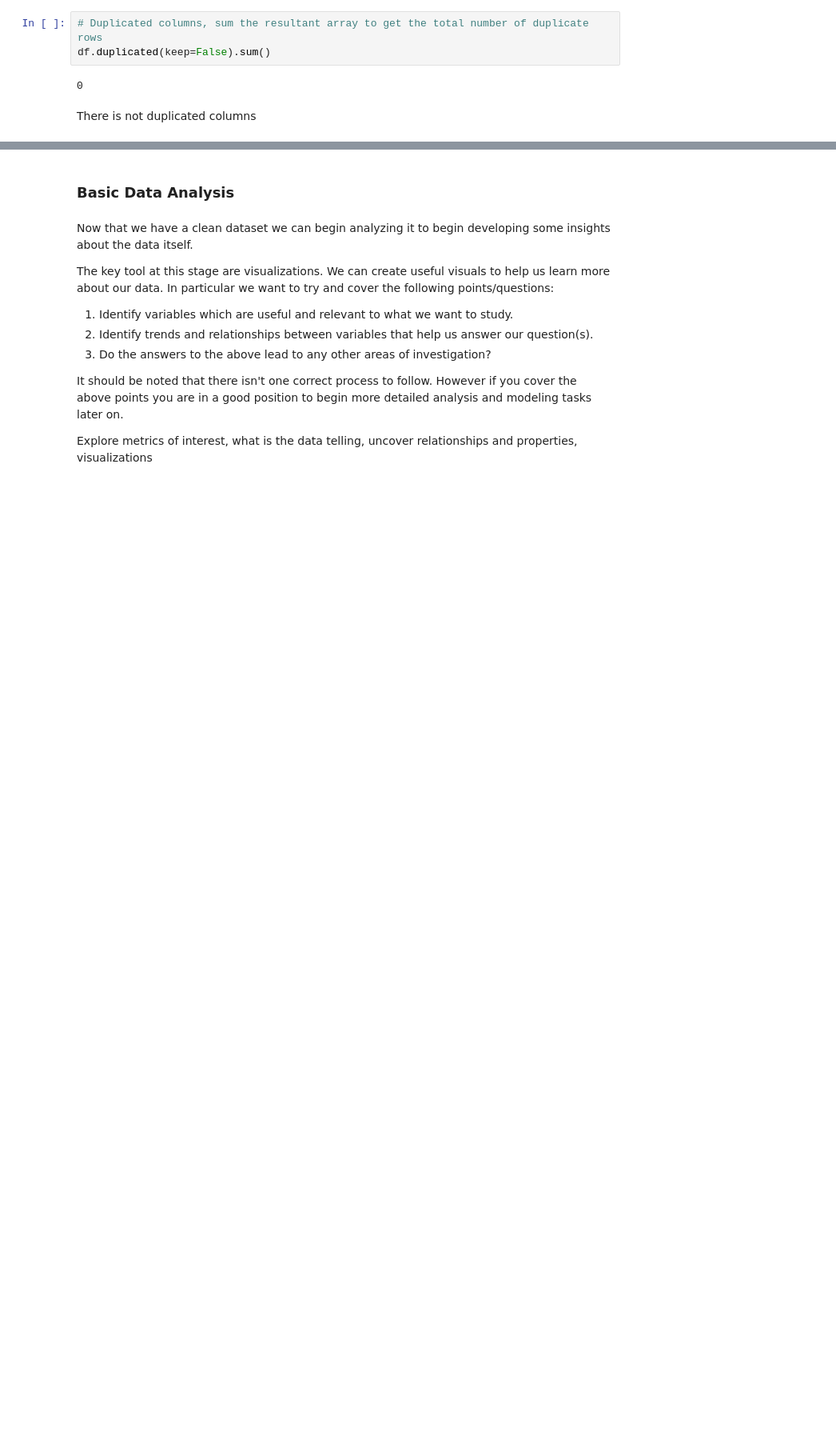
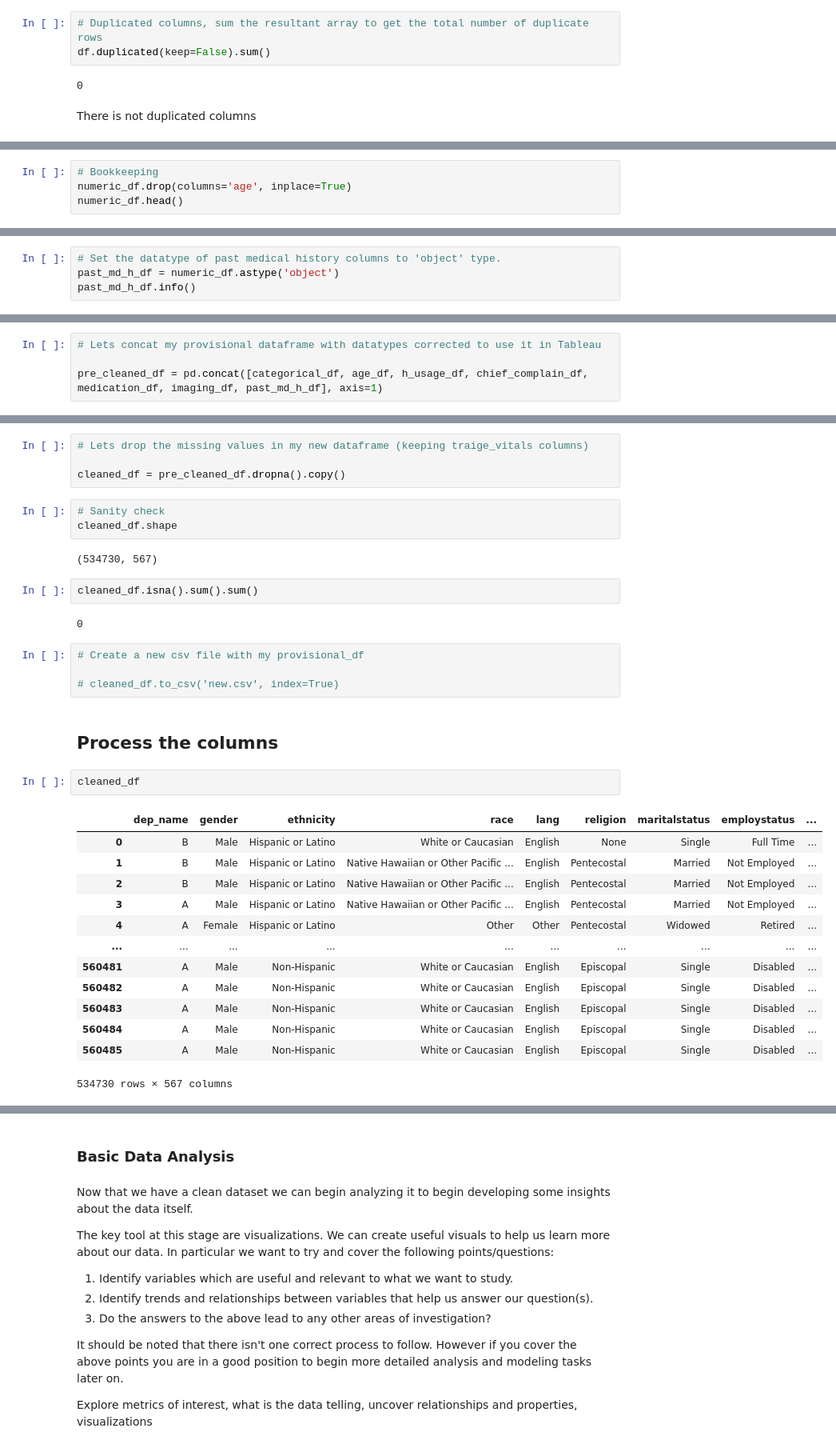
Before and after one commit to CarolMargeth/admission_prediction_project, a Jupyter notebook: Predicting_hospital_admission_at_emergency_department_triage.ipynb, the cells around one changed output, grey strips where cells are left out. Shown: that part at 80% size. Drawn from its saved outputs; the diff is of its cells as text; blank space fills up the shorter version.

Commit message:
df cleaned, ready to be processed

```diff
--- a/Predicting_hospital_admission_at_emergency_department_triage.ipynb
+++ b/Predicting_hospital_admission_at_emergency_department_triage.ipynb
@@ -302,0 +785,4 @@ There is not a single approach to imputation that you can take that applies to a
+# %%
+# Bookkeeping
+numeric_df.drop(columns='age', inplace=True)
+numeric_df.head()
@@ -302,0 +797,4 @@ There is not a single approach to imputation that you can take that applies to a
+# %%
+# Set the datatype of past medical history columns to 'object' type.
+past_md_h_df = numeric_df.astype('object')
+past_md_h_df.info()
@@ -302,0 +825,4 @@ There is not a single approach to imputation that you can take that applies to a
+# %%
+# Lets concat my provisional dataframe with datatypes corrected to use it in Tableau
+
+pre_cleaned_df = pd.concat([categorical_df, age_df, h_usage_df, chief_complain_df, medication_df, imaging_df, past_md_h_df], axis=1)
@@ -302,0 +844,35 @@ There is not a single approach to imputation that you can take that applies to a
+# %%
+# Lets drop the missing values in my new dataframe (keeping traige_vitals columns)
+
+cleaned_df = pre_cleaned_df.dropna().copy()
+# %%
+# Sanity check
+cleaned_df.shape
+# %% [output]
+(534730, 567)
+# %%
+cleaned_df.isna().sum().sum()
+# %% [output]
+0
+# %%
+# Create a new csv file with my provisional_df
+
+# cleaned_df.to_csv('new.csv', index=True)
+# %% [markdown]
+## Process the columns
+# %%
+cleaned_df
+# %% [output]
+|  | dep_name | gender | ethnicity | race | lang | religion | maritalstatus | employstatus | ... |
+| 0 | B | Male | Hispanic or Latino | White or Caucasian | English | None | Single | Full Time | ... |
+| 1 | B | Male | Hispanic or Latino | Native Hawaiian or Other Pacific ... | English | Pentecostal | Married | Not Employed | ... |
+| 2 | B | Male | Hispanic or Latino | Native Hawaiian or Other Pacific ... | English | Pentecostal | Married | Not Employed | ... |
+| 3 | A | Male | Hispanic or Latino | Native Hawaiian or Other Pacific ... | English | Pentecostal | Married | Not Employed | ... |
+| 4 | A | Female | Hispanic or Latino | Other | Other | Pentecostal | Widowed | Retired | ... |
+| ... | ... | ... | ... | ... | ... | ... | ... | ... | ... |
+| 560481 | A | Male | Non-Hispanic | White or Caucasian | English | Episcopal | Single | Disabled | ... |
+| 560482 | A | Male | Non-Hispanic | White or Caucasian | English | Episcopal | Single | Disabled | ... |
+| 560483 | A | Male | Non-Hispanic | White or Caucasian | English | Episcopal | Single | Disabled | ... |
+| 560484 | A | Male | Non-Hispanic | White or Caucasian | English | Episcopal | Single | Disabled | ... |
+| 560485 | A | Male | Non-Hispanic | White or Caucasian | English | Episcopal | Single | Disabled | ... |
+534730 rows × 567 columns
```
Also changed, not shown: parts of 109 cells of this notebook, 2 other files.
